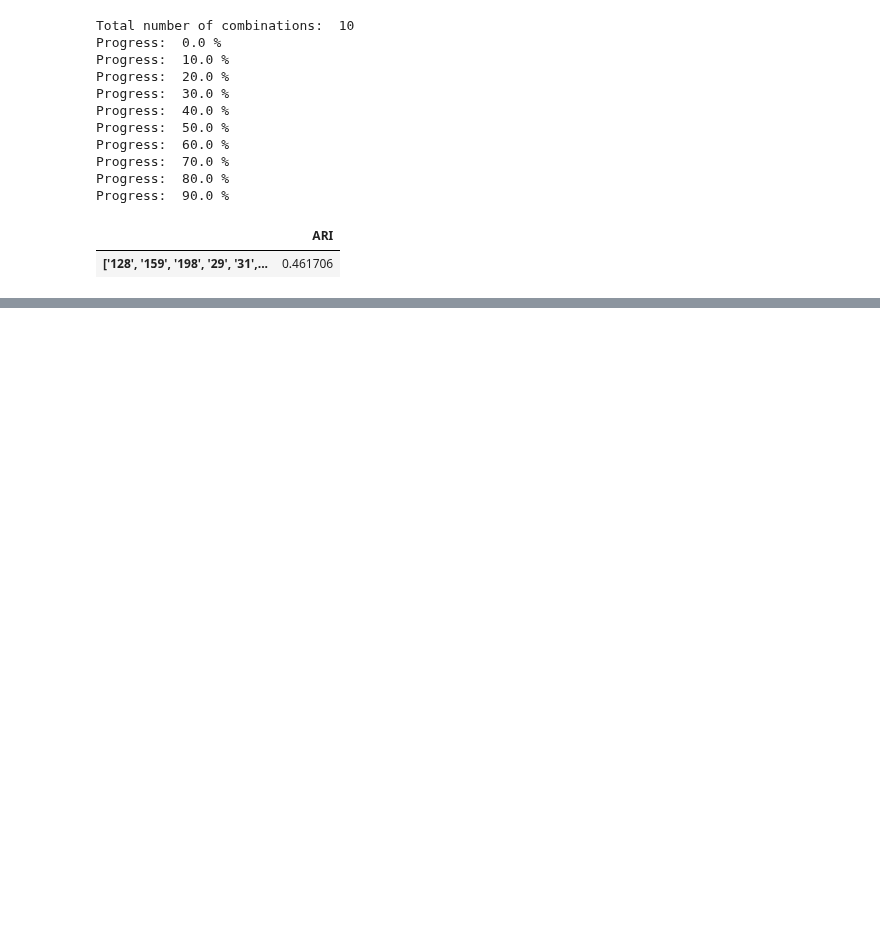
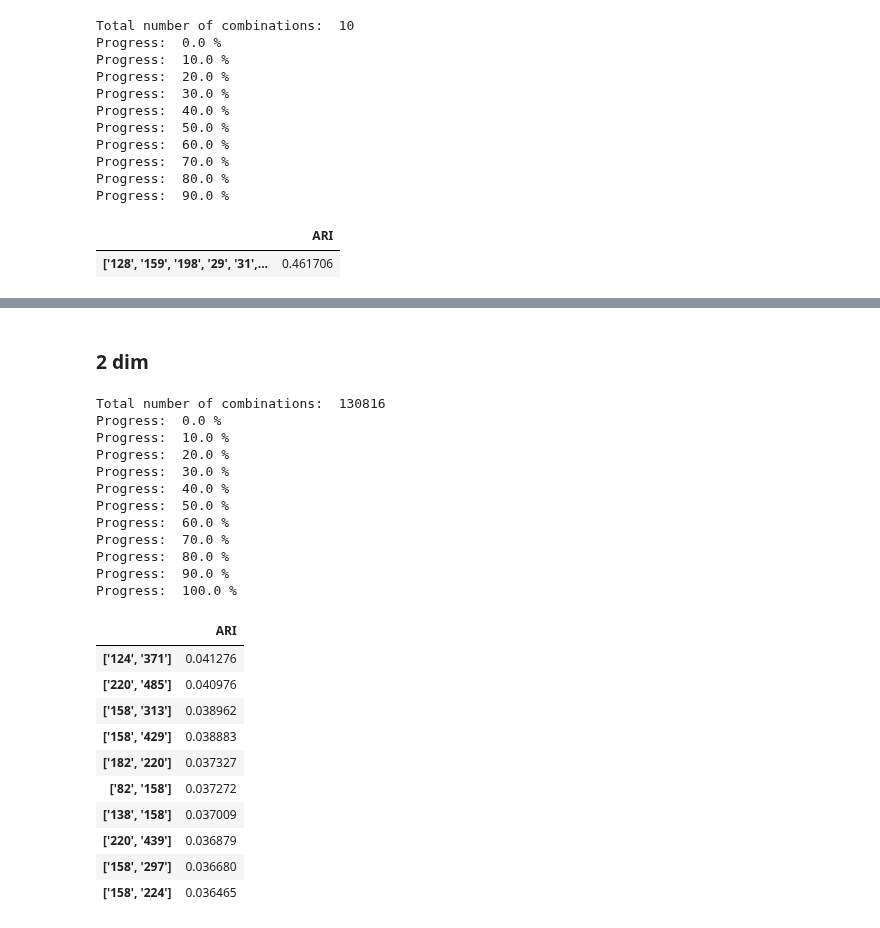
Before and after one commit to ClementineBleuze/WordEmbeddings, a Jupyter notebook: Notebooks_dim_clustering/pos_clustering.ipynb, the cells around one changed output, grey strips where cells are left out. Cells and saved outputs as stored; diff of their text form; code cells hidden in the pictures; blank space fills up the shorter version.

```diff
--- a/Notebooks_dim_clustering/pos_clustering.ipynb
+++ b/Notebooks_dim_clustering/pos_clustering.ipynb
@@ -243,0 +291,31 @@ Progress:  90.0 %
+# %% [markdown]
+### 2 dim
+# %%
+dim_list_2 = [[str(i), str(j)] for i in range(512) for j in range(512) if i < j] # all pairs of dimensions
+
+dim2 = dimension_clustering_with_ARI(un_adj, dim_list_2, "adj")
+dim2.head(10)
+# %% [output]
+Total number of combinations:  130816
+Progress:  0.0 %
+Progress:  10.0 %
+Progress:  20.0 %
+Progress:  30.0 %
+Progress:  40.0 %
+Progress:  50.0 %
+Progress:  60.0 %
+Progress:  70.0 %
+Progress:  80.0 %
+Progress:  90.0 %
+Progress:  100.0 %
+|  | ARI |
+| ['124', '371'] | 0.041276 |
+| ['220', '485'] | 0.040976 |
+| ['158', '313'] | 0.038962 |
+| ['158', '429'] | 0.038883 |
+| ['182', '220'] | 0.037327 |
+| ['82', '158'] | 0.037272 |
+| ['138', '158'] | 0.037009 |
+| ['220', '439'] | 0.036879 |
+| ['158', '297'] | 0.036680 |
+| ['158', '224'] | 0.036465 |
```
Also changed, not shown: parts of 26 cells of this notebook.
